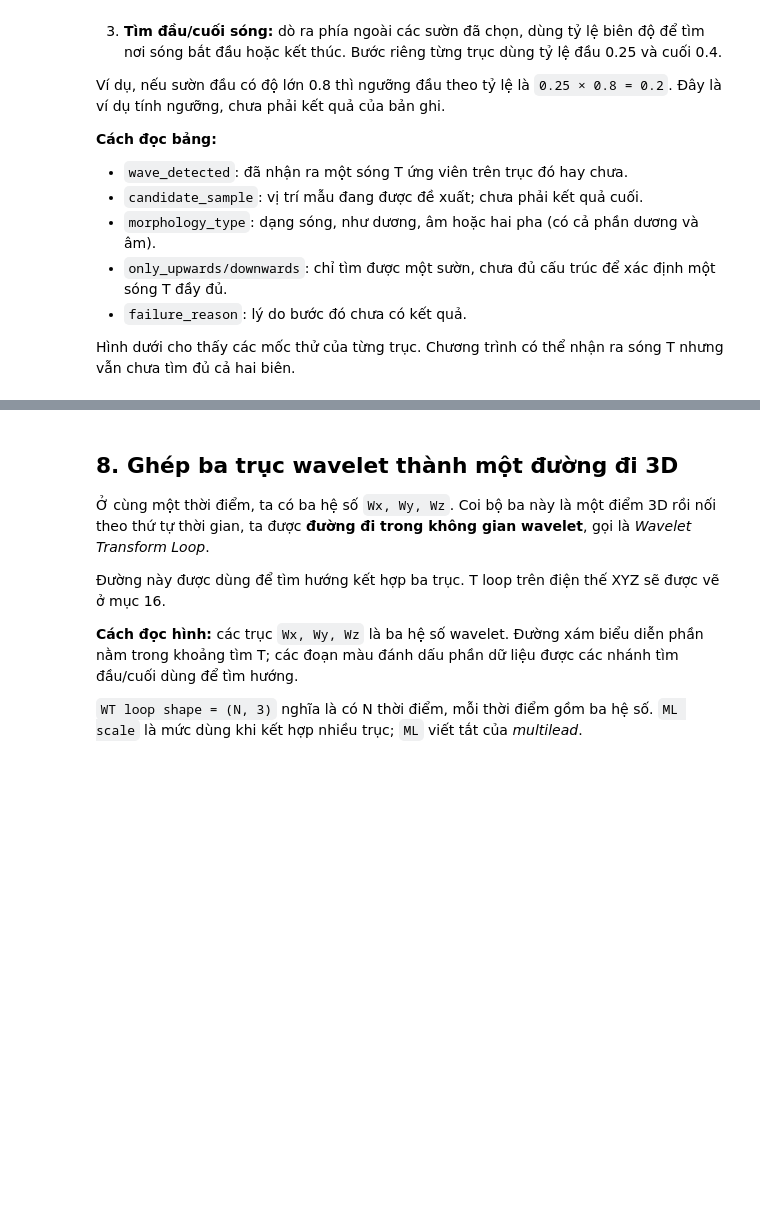
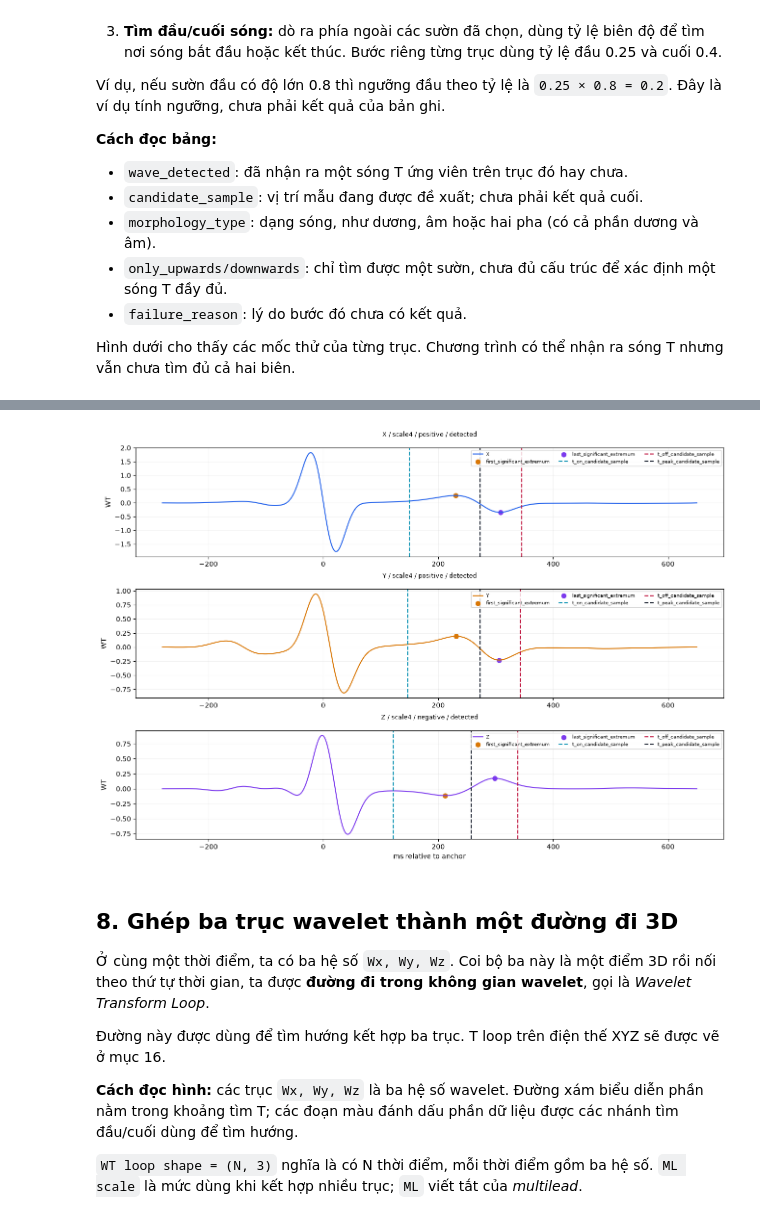
Before and after one commit to NgThach/VCG, a Jupyter notebook: 09_VCG_T_Loop_Almeida_Wavelet_TLS_Experiment.ipynb, the cells around one changed output, grey strips where cells are left out. Saved outputs shown, nothing was run; the diff lists cells and outputs as text; code cells hidden in the pictures; blank space fills up the shorter version.

```diff
--- a/09_VCG_T_Loop_Almeida_Wavelet_TLS_Experiment.ipynb
+++ b/09_VCG_T_Loop_Almeida_Wavelet_TLS_Experiment.ipynb
@@ -161,11 +220,20 @@ Cell cũng in một khoảng dùng tính **RMS**. RMS là cách đo mức biên
 
 Các mốc T của V1 không tham gia đặt khoảng tìm kiếm mới.
 # %%
+search_ready=False
+search_window=rms_interval=None
 if available:
-    rr = float(np.median(median['artifact']['rr_seconds']))
-    search_window = build_t_search_window(len(xyz_median),fs,anchor,b['qrs_off'],rr,CFG)
-    rms_interval = (anchor,min(len(xyz_median)-1,anchor+int(np.floor(rr*fs+.5))))
-    print('RR=',rr,'s; T search samples=',search_window,'; ms=',t[list(search_window)])
-    print('RMS samples=',rms_interval,'; complete RR=',diagnostic['rms_interval_complete_rr'])
+    try:
+        q0,q1=b.get("qrs_on"),b.get("qrs_off")
+        if q0 is None or q1 is None or not 0 <= q0 < anchor < q1 < len(xyz_median):
+            raise ValueError("Thiếu hoặc sai thứ tự QRS-on < anchor < QRS-off.")
+        rr=float(np.median(median["artifact"]["rr_seconds"]))
+        search_window=build_t_search_window(len(xyz_median),fs,anchor,q1,rr,CFG)
+        rms_interval=(anchor,min(len(xyz_median)-1,anchor+int(np.floor(rr*fs+.5))))
+        search_ready=True
+        print("RR=",rr,"s; T search samples=",search_window,"; ms=",t[list(search_window)])
+        print("RMS samples=",rms_interval,"; complete RR=",diagnostic.get("rms_interval_complete_rr","không có diagnostic"))
+    except (KeyError, TypeError, ValueError) as exc:
+        print("Không dựng được T search:",type(exc).__name__,str(exc))
 else:
-    print('Không có median: giữ trạng thái lỗi; không dựng search window giả.')
+    print("Không có median: giữ trạng thái lỗi; không dựng search window giả.")
@@ -218,7 +300,7 @@ Ví dụ, nếu sườn đầu có độ lớn 0.8 thì ngưỡng đầu theo t
 
 Hình dưới cho thấy các mốc thử của từng trục. Chương trình có thể nhận ra sóng T nhưng vẫn chưa tìm đủ cả hai biên.
 # %%
-if available:
+if search_ready:
     single_leads=single_lead_initialization(wavelets,search_window,fs,rms_interval,CFG)
     sl_columns=['axis','wavelet_scale','wave_detected','t_peak_candidate_sample',
       't_on_candidate_sample','t_off_candidate_sample','first_significant_extremum',
@@ -227,3 +309,4 @@ if available:
     display(pd.DataFrame([dict(axis=s['axis'],scale=a['wavelet_scale'],**e)
         for s in single_leads for a in s['attempts'] for e in a['extrema']]))
 fig=plot_single_leads(case); display(fig); plt.close(fig)
+# %% [output]
@@ -230,3 +329,4 @@ fig=plot_single_leads(case); display(fig); plt.close(fig)
+[figure, added]
 # %% [markdown]
 ## 8. Ghép ba trục wavelet thành một đường đi 3D
 
```
Also changed, not shown: parts of 44 cells of this notebook, 16 other files.
